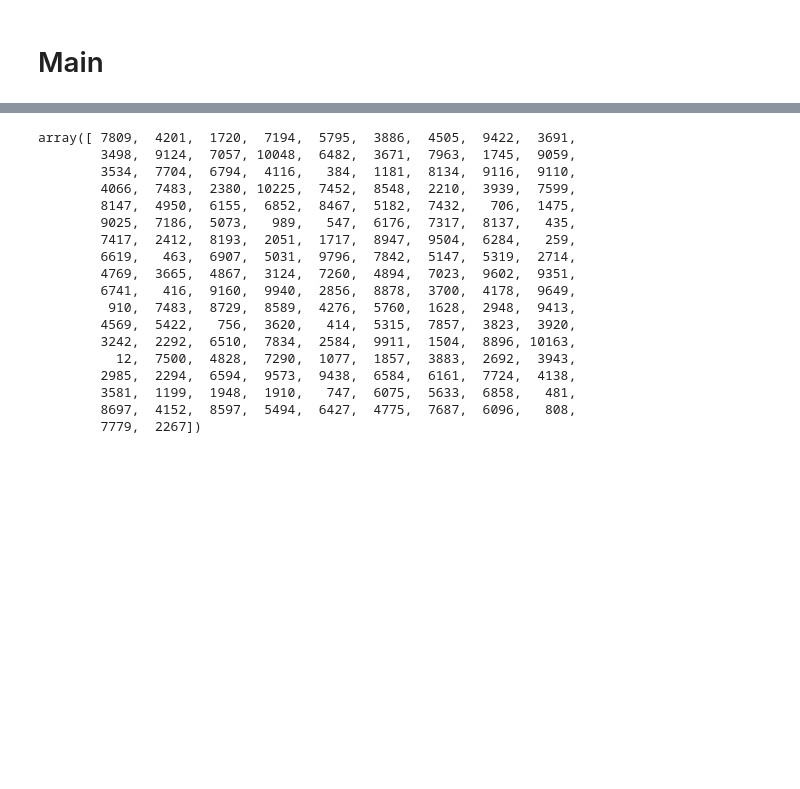
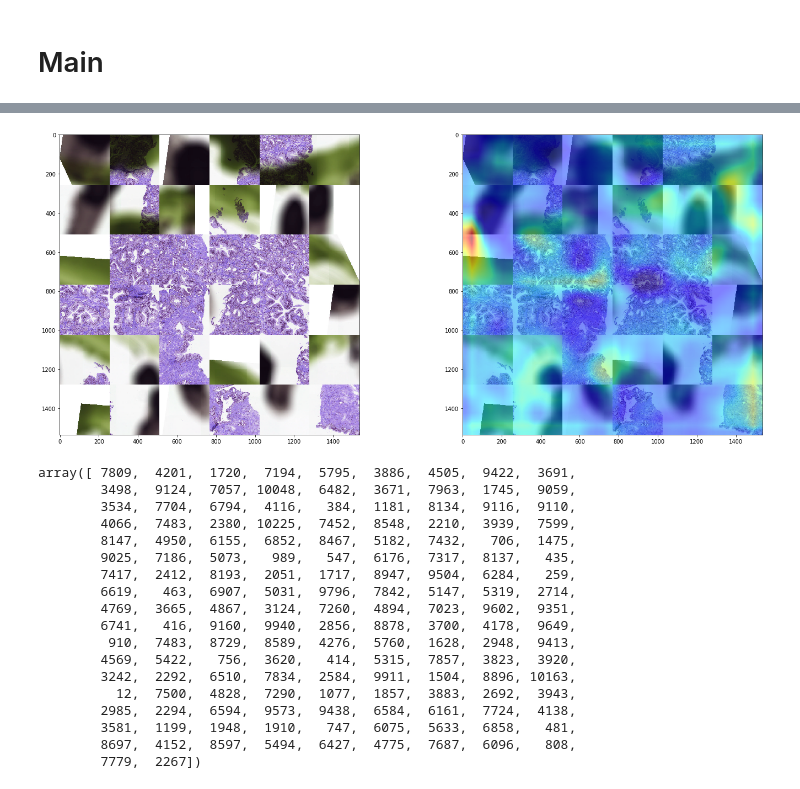
Before and after one commit to Naoki1101/kaggle-panda, a Jupyter notebook: notebooks/Grad-CAM.ipynb, the cells around one changed output, grey strips where cells are left out. Drawn from its saved outputs; the diff is of its cells as text; code cells hidden in the pictures; blank space fills up the shorter version.

```diff
--- a/notebooks/Grad-CAM.ipynb
+++ b/notebooks/Grad-CAM.ipynb
@@ -121,6 +121,8 @@ model.load_state_dict(torch.load(log_dir / 'weight_best.pt'))
 # %%
-img_id = '6a523275e30b19c0390655b278716b58'
+img_id = '4a3e6e77b42a7e8f8b2dec472667bdbe'
 show_gradcam(model, img_id)
+# %% [output]
+[figure, added]
 # %%
 val_x['diff'] = np.abs(val_x['isup_grade'] - val_x['oof'])
 # %%
```
Also changed, not shown: parts of 3 cells of this notebook, 4 other files.
